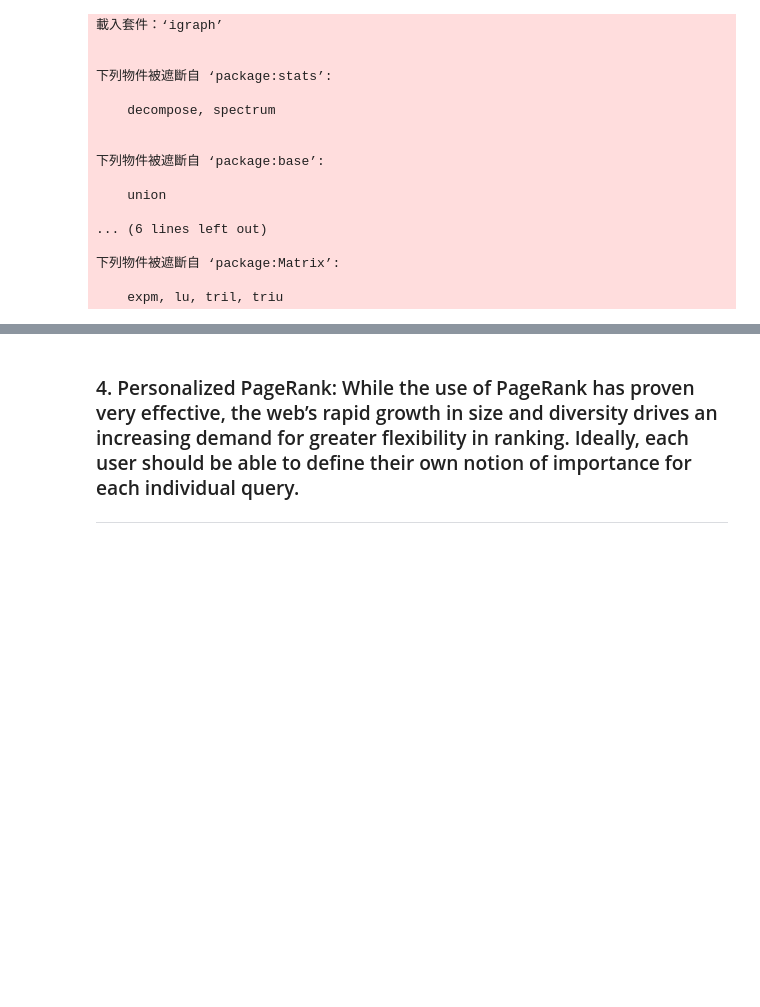
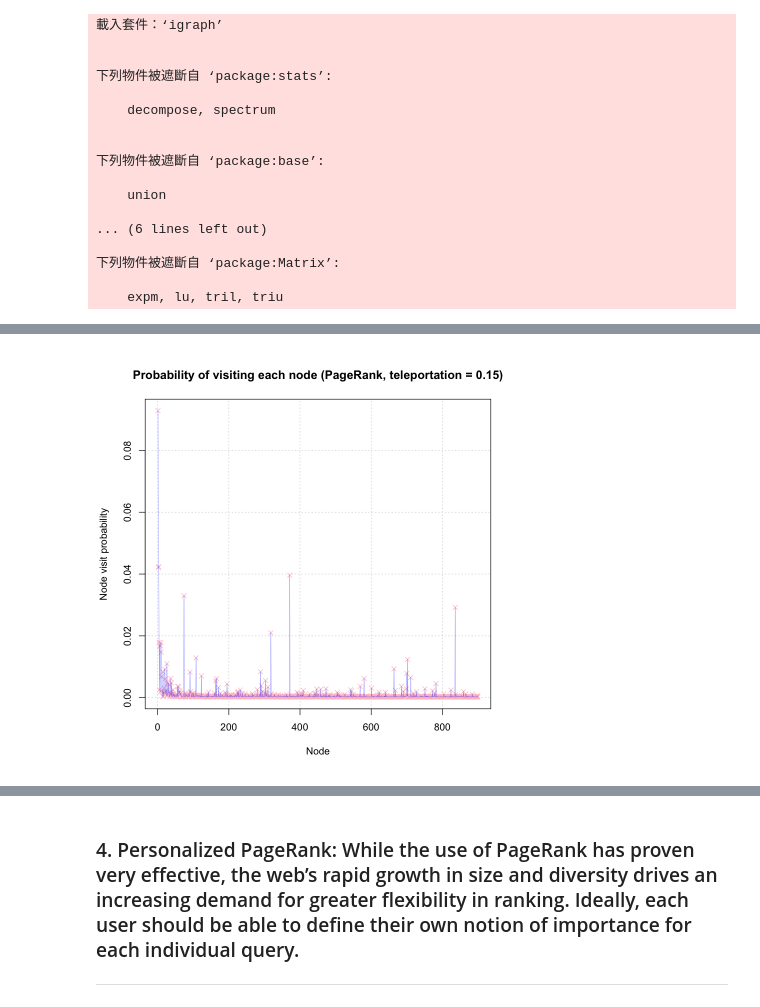
Before and after one commit to kchuang625/ucla-ece-232e-spring-2023-hw, a Jupyter notebook: project1/part2-2_705668757_905847065_105945588.ipynb, the cells around one changed output, grey strips where cells are left out. Saved outputs shown, nothing was run; the diff lists cells and outputs as text; code cells hidden in the pictures; blank space fills up the shorter version.

```diff
--- a/project1/part2-2_705668757_905847065_105945588.ipynb
+++ b/project1/part2-2_705668757_905847065_105945588.ipynb
@@ -40,0 +172,31 @@ library(pracma)
+# %%
+# Set the number of random walk steps and initialize the visit count for each node
+num_steps <- 1000
+node_visit_count <- numeric(vcount(gf))
+
+# Calculate the position of the stable node, which is the initial few steps that are not counted in the visit count
+stable_node <- ceiling(log(vcount(gf)))
+
+# Perform a set of random walks and count the number of visits to each node
+for (trial in 1:100) {
+  start_node <- sample(1:vcount(gf), 1)
+  walked_nodes <- random_walk_custom(g = gf, num_steps = num_steps, start_node = start_node, alpha = 0.15, visit_mode = 'equal')
+  for (step in (stable_node + 1):length(walked_nodes)) {
+    node_visit_count[walked_nodes[step]] <- node_visit_count[walked_nodes[step]] + 1
+  }
+}
+
+# Calculate the visit probability for each node
+node_prob <- node_visit_count / ((num_steps - stable_node) * 100)
+# %%
+# Create a sequence of numbers from 1 to the number of nodes in the graph
+node_indices <- seq_len(vcount(gf))
+
+# Plot the visit probability for each node as a scatter plot with pink dots
+plot(node_indices, node_prob, pch = 4, xlab = 'Node', ylab = 'Node visit probability',
+     main = 'Probability of visiting each node (PageRank, teleportation = 0.15)', col = 'pink', grid())
+
+# Add a line connecting the plotted points with a blue color and a line width of 0.3
+lines(node_indices, node_prob, lwd = 0.3, col = 'blue')
+# %% [output]
+[figure, added]
```
Also changed, not shown: parts of 11 cells of this notebook.
